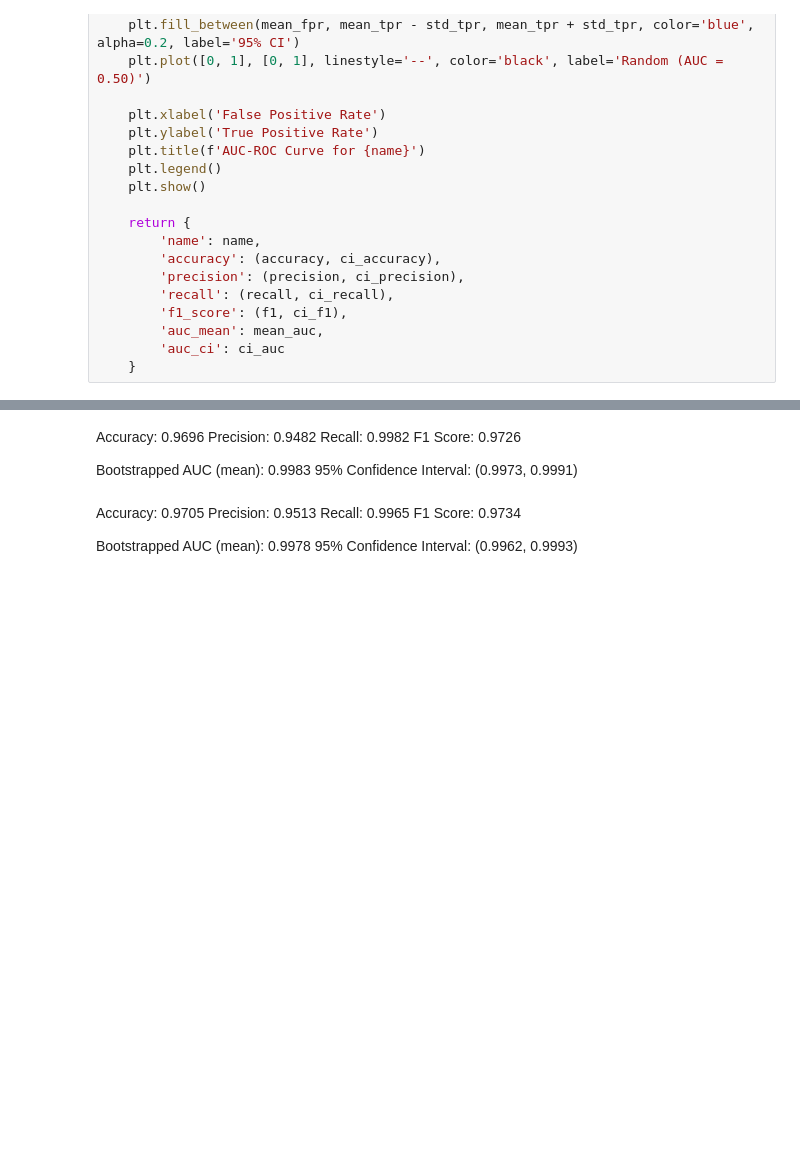
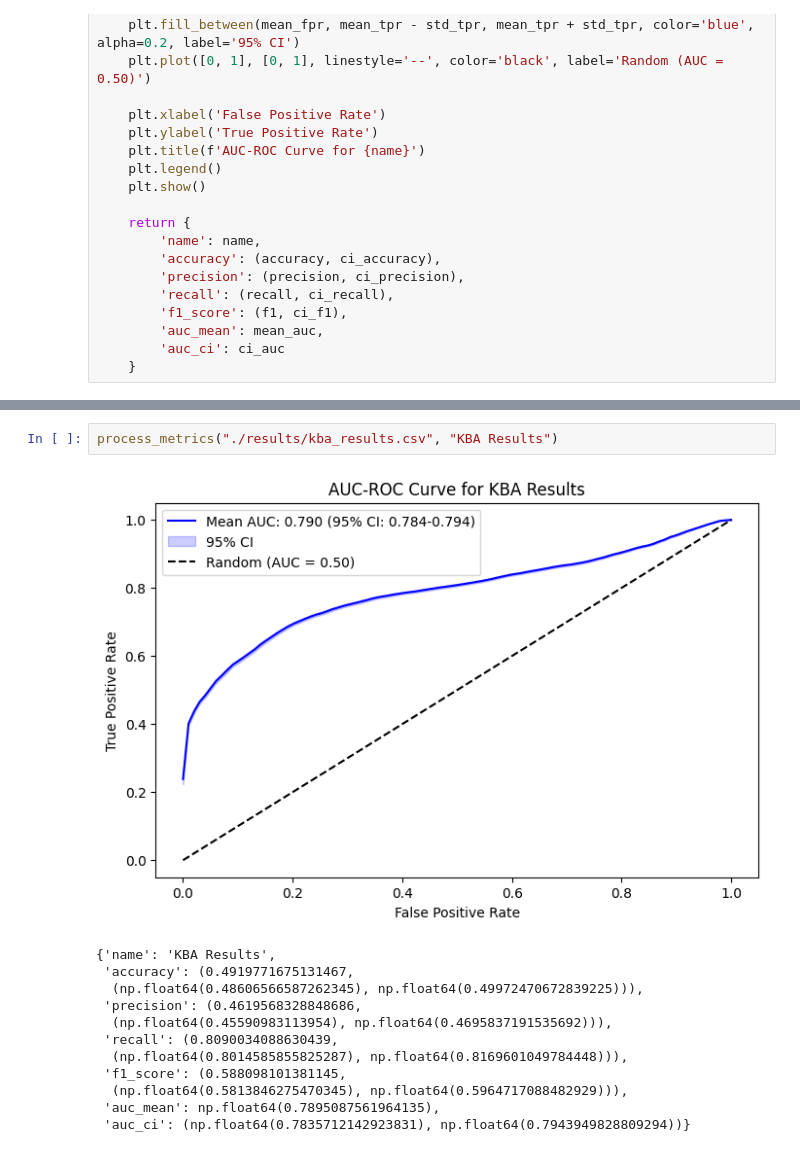
Before and after one commit to DIDSR/HistoART, a Jupyter notebook: docs/_build/html/_downloads/4203f7a6b40a11fb70627e9a98481507/metrics.ipynb, the cells around one changed output, grey strips where cells are left out. Saved outputs shown, nothing was run; the diff lists cells and outputs as text; blank space fills up the shorter version.

```diff
--- a/docs/_build/html/_downloads/4203f7a6b40a11fb70627e9a98481507/metrics.ipynb
+++ b/docs/_build/html/_downloads/4203f7a6b40a11fb70627e9a98481507/metrics.ipynb
@@ -110,16 +125,15 @@ process_metrics("./results/dla_results.csv", "DLA Results")
-# %% [markdown]
-Accuracy: 0.9696
-Precision: 0.9482
-Recall: 0.9982
-F1 Score: 0.9726
-
-Bootstrapped AUC (mean): 0.9983
-95% Confidence Interval: (0.9973, 0.9991)
-# %% [markdown]
-Accuracy: 0.9705
-Precision: 0.9513
-Recall: 0.9965
-F1 Score: 0.9734
-
-Bootstrapped AUC (mean): 0.9978
-95% Confidence Interval: (0.9962, 0.9993)
+# %%
+process_metrics("./results/kba_results.csv", "KBA Results")
+# %% [output]
+[figure, added]
+{'name': 'KBA Results',
+ 'accuracy': (0.4919771675131467,
+  (np.float64(0.48606566587262345), np.float64(0.49972470672839225))),
+ 'precision': (0.4619568328848686,
+  (np.float64(0.45590983113954), np.float64(0.4695837191535692))),
+ 'recall': (0.8090034088630439,
+  (np.float64(0.8014585855825287), np.float64(0.8169601049784448))),
+ 'f1_score': (0.588098101381145,
+  (np.float64(0.5813846275470345), np.float64(0.5964717088482929))),
+ 'auc_mean': np.float64(0.7895087561964135),
+ 'auc_ci': (np.float64(0.7835712142923831), np.float64(0.7943949828809294))}
```
Also changed, not shown: parts of 2 cells of this notebook, 20 other files.
